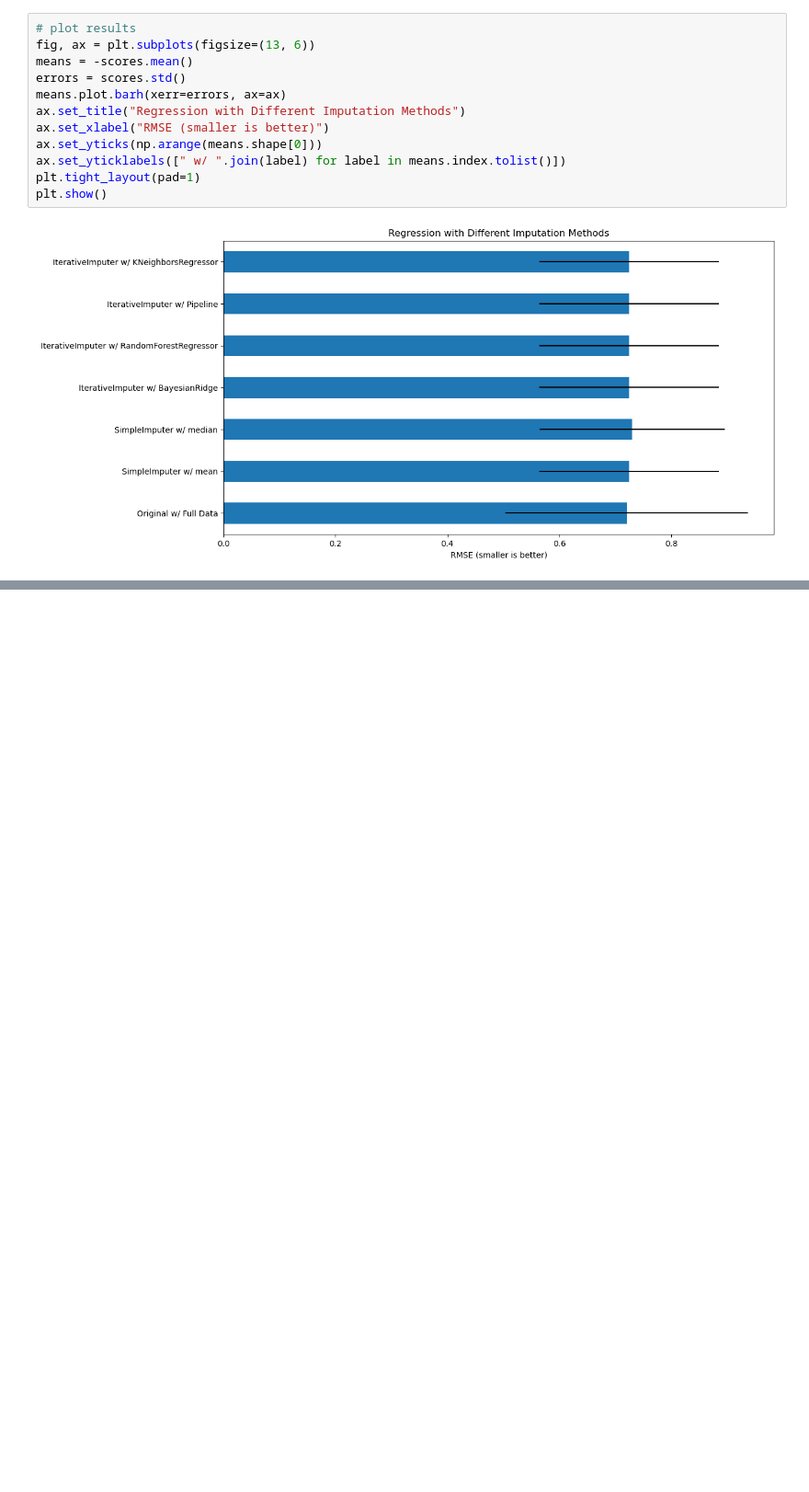
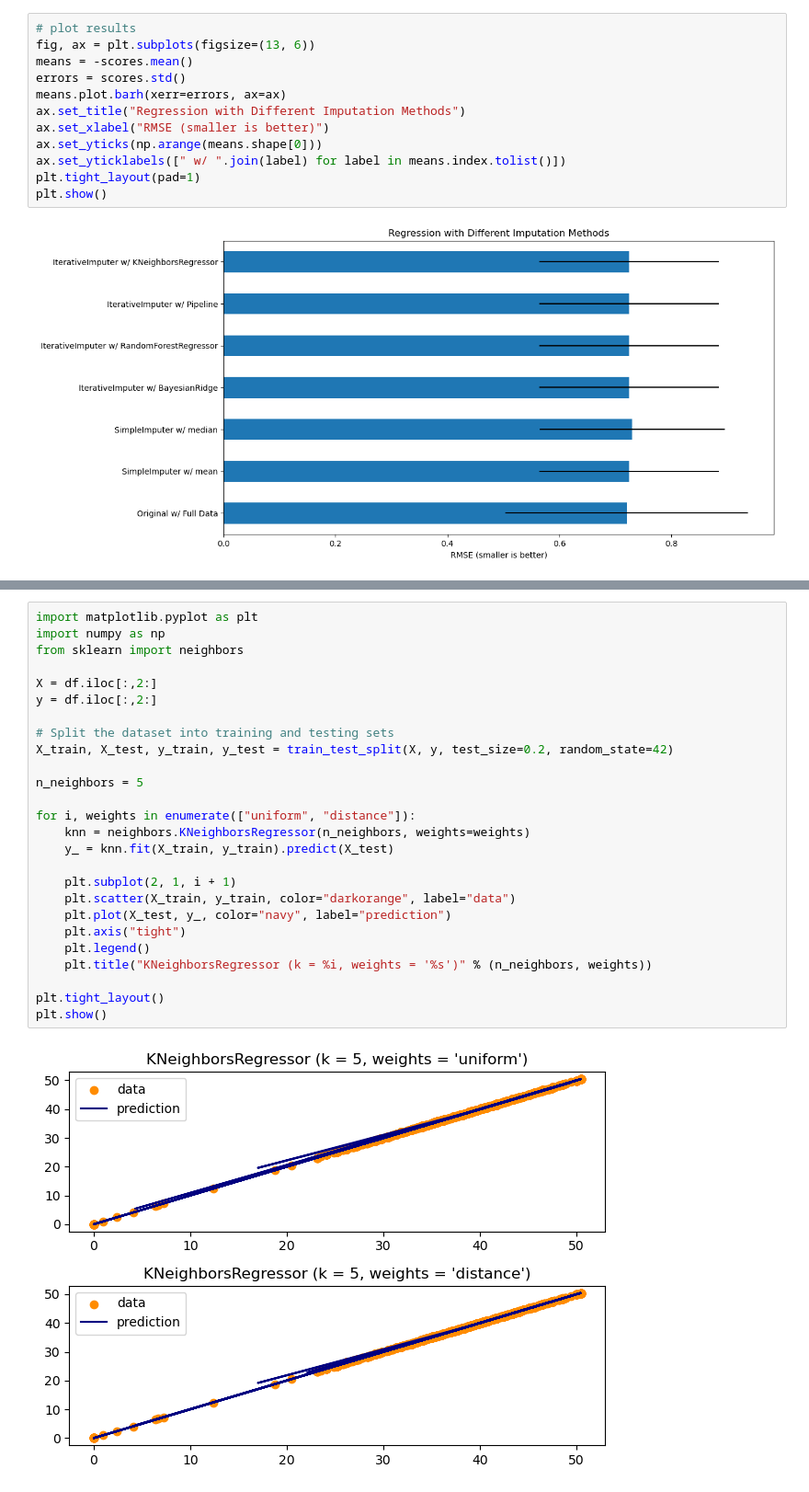
Before and after one commit to quajada/HubgradeDataCleaning, a Jupyter notebook: ChristineWorkspace.ipynb, the cells around one changed output, grey strips where cells are left out. Shown: that part at 92% size. Saved outputs shown, nothing was run; the diff lists cells and outputs as text; blank space fills up the shorter version.

```diff
--- a/ChristineWorkspace.ipynb
+++ b/ChristineWorkspace.ipynb
@@ -161,0 +185,28 @@ plt.show()
+# %%
+import matplotlib.pyplot as plt
+import numpy as np
+from sklearn import neighbors
+
+X = df.iloc[:,2:]
+y = df.iloc[:,2:]
+
+# Split the dataset into training and testing sets
+X_train, X_test, y_train, y_test = train_test_split(X, y, test_size=0.2, random_state=42)
+
+n_neighbors = 5
+
+for i, weights in enumerate(["uniform", "distance"]):
+    knn = neighbors.KNeighborsRegressor(n_neighbors, weights=weights)
+    y_ = knn.fit(X_train, y_train).predict(X_test)
+
+    plt.subplot(2, 1, i + 1)
+    plt.scatter(X_train, y_train, color="darkorange", label="data")
+    plt.plot(X_test, y_, color="navy", label="prediction")
+    plt.axis("tight")
+    plt.legend()
+    plt.title("KNeighborsRegressor (k = %i, weights = '%s')" % (n_neighbors, weights))
+
+plt.tight_layout()
+plt.show()
+# %% [output]
+[figure, added]
```
Also changed, not shown: parts of 3 cells of this notebook.
